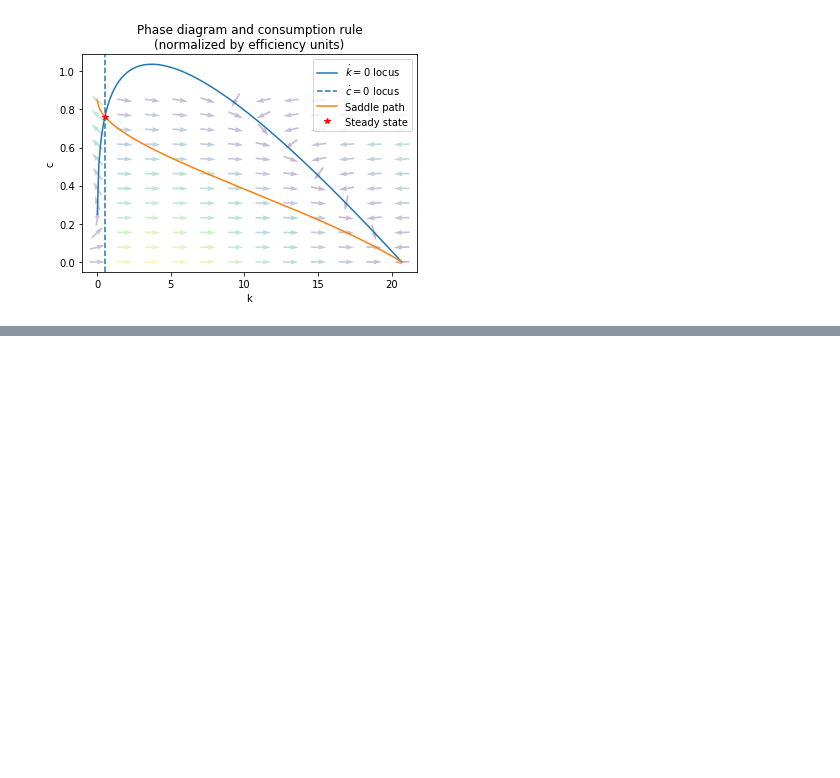
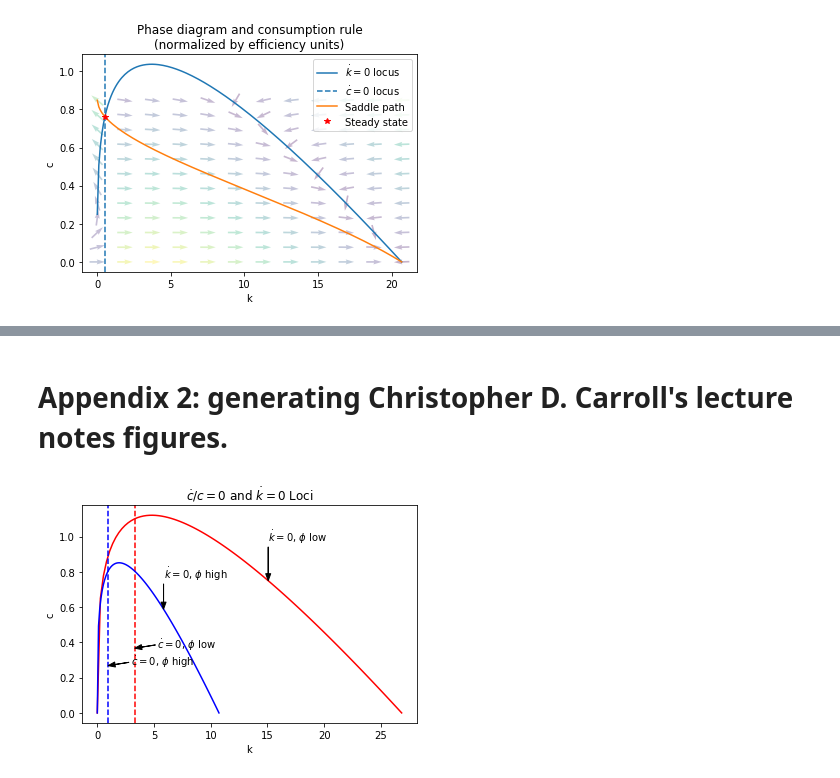
Before and after one commit to llorracc/Jupyter, a Jupyter notebook: notebooks/RamseyCassKoopmans.ipynb, the cells around one changed output, grey strips where cells are left out. Saved outputs shown, nothing was run; the diff lists cells and outputs as text; code cells hidden in the pictures; blank space fills up the shorter version.

Commit message:
Added code to create Fig 1 from lecture notes.

```diff
--- a/notebooks/RamseyCassKoopmans.ipynb
+++ b/notebooks/RamseyCassKoopmans.ipynb
@@ -430,3 +432,48 @@ c_1 e^{\lambda_1 t} u_{1,2}
 Note that, given $\lambda_1<0$, as $t \rightarrow \infty$, $e^{\lambda_1 t}\rightarrow 0$ and $[\hat{c}_t,\hat{k}_t] = [0,0]$ which is precisely what we require.
 
 From the previous solution, we know that in our linear approximation of the dynamic system around $[\hat{c}_t, \hat{k}_t] = [0,0]$, the ratio $\hat{c}_t/\hat{k}_t$ will be the constant $u_{1,1}/u_{1,2}$. Therefore, we can conclude that the slope of the tangent to the saddle path (in k-c coordinates) at the steady state capital $\bar{k}$ will be exactly $u_{1,1}/u_{1,2}$ where $\mathbf{u_1}$ is the eigenvector associated with the negative eigenvalue of the Jacobian matrix J.
+# %% [markdown]
+# Appendix 2: generating Christopher D. Carroll's lecture notes figures.
+# %%
+# Figure 1
+
+labels = ['$\phi$ low','$\phi$ high']
+colors = ['red','blue']
+g = [0.01,0.1]
+npoints = 100
+
+for i in range(len(g)):
+
+    # Create model
+    RCKmodExample = RCKmod(rho = 2,alpha = 0.3,theta = 0.02,xi = 0.01,
+                           delta = 0.08,phi = g[i])
+
+    # K range
+    k = np.linspace(0,RCKmodExample.kmax,npoints)
+
+    # Plot k0 locus
+    plt.plot(k,RCKmodExample.k0locus(k),color = colors[i])
+
+    k_dummy = (RCKmodExample.kmax + RCKmodExample.kss) / 2
+
+    plt.annotate('$\\dot{k}=0$, ' + labels[i],
+                 xy=(k_dummy, RCKmodExample.k0locus(k_dummy)),
+                 xytext=(k_dummy, RCKmodExample.k0locus(k_dummy)*1.3),
+                 arrowprops = dict(color = 'black', width = 0.05,
+                                   headwidth = 5, headlength = 7))
+    # Plot c0 locus
+    plt.axvline(x = RCKmodExample.kss,linestyle = '--',color = colors[i])
+
+    plt.annotate('$\\dot{c} = 0$, ' + labels[i],
+                 xy=(RCKmodExample.kss, RCKmodExample.css/3),
+                 xytext=(RCKmodExample.kss + 2, RCKmodExample.css/3),
+                 arrowprops = dict(color = 'black', width = 0.05,
+                                   headwidth = 5, headlength = 7))
+
+# Labels
+plt.title('$\\dot{c}/c = 0$ and $\\dot{k} = 0$ Loci')
+plt.xlabel('k')
+plt.ylabel('c')
+plt.show()
+# %% [output]
+[figure, added]
```
Also changed, not shown: parts of 3 cells of this notebook, 1 other file.
